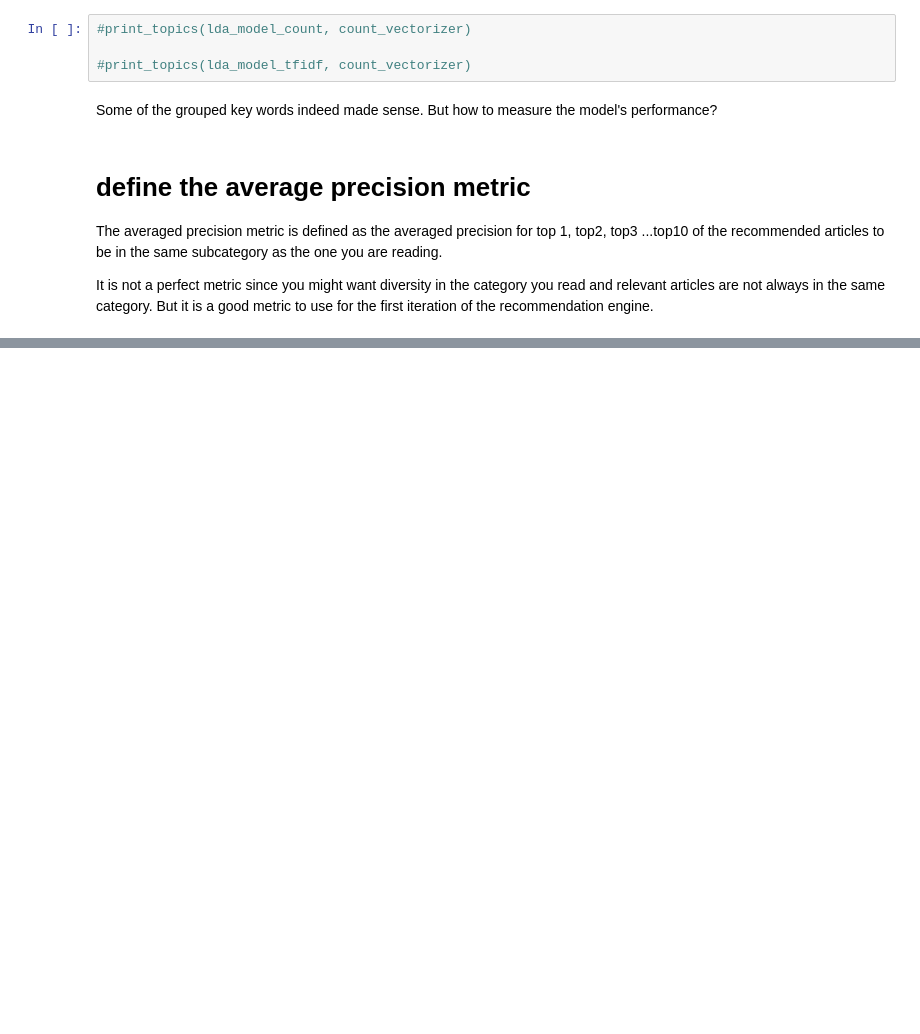
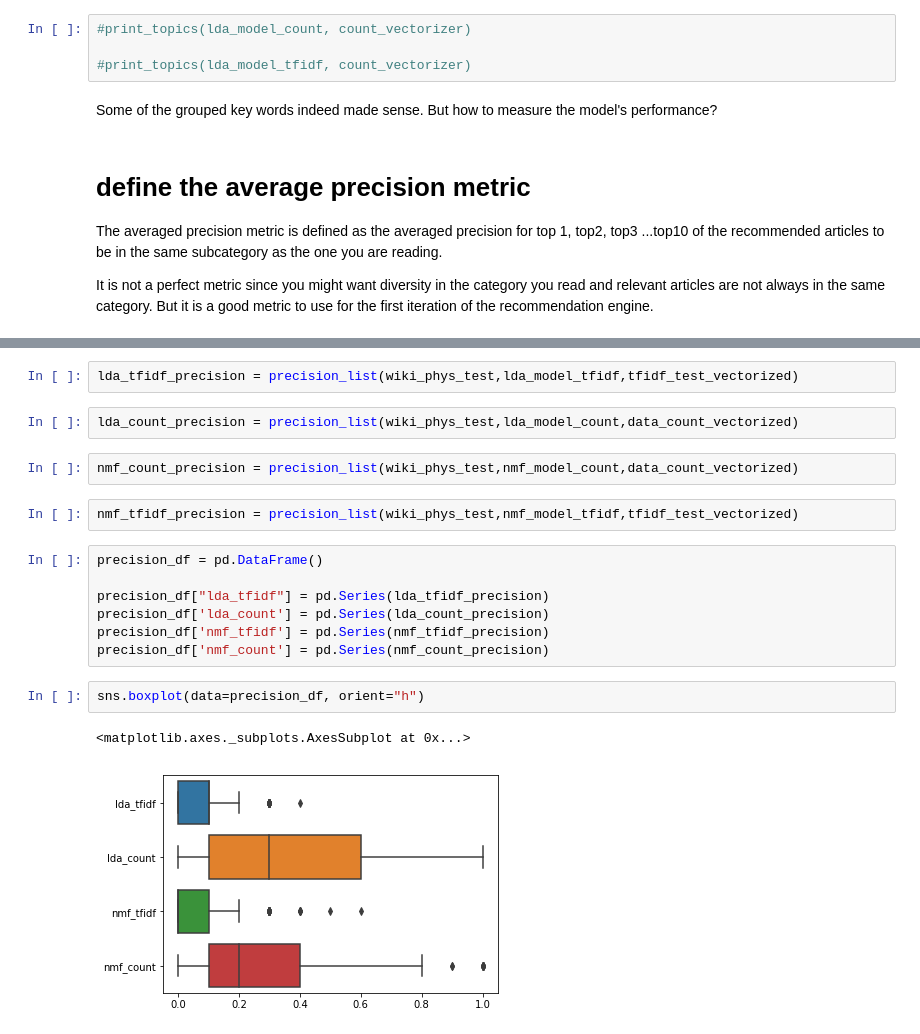
Before and after one commit to edwardcooper/wiki_recommend, a Jupyter notebook: models/topic_modeling/topic_modeling.ipynb, the cells around one changed output, grey strips where cells are left out. Drawn from its saved outputs; the diff is of its cells as text; blank space fills up the shorter version.

```diff
--- a/models/topic_modeling/topic_modeling.ipynb
+++ b/models/topic_modeling/topic_modeling.ipynb
@@ -145,0 +171,20 @@ for i in range(wiki_phys.shape[0]):
+# %%
+lda_tfidf_precision = precision_list(wiki_phys_test,lda_model_tfidf,tfidf_test_vectorized)
+# %%
+lda_count_precision = precision_list(wiki_phys_test,lda_model_count,data_count_vectorized)
+# %%
+nmf_count_precision = precision_list(wiki_phys_test,nmf_model_count,data_count_vectorized)
+# %%
+nmf_tfidf_precision = precision_list(wiki_phys_test,nmf_model_tfidf,tfidf_test_vectorized)
+# %%
+precision_df = pd.DataFrame()
+
+precision_df["lda_tfidf"] = pd.Series(lda_tfidf_precision)
+precision_df['lda_count'] = pd.Series(lda_count_precision)
+precision_df['nmf_tfidf'] = pd.Series(nmf_tfidf_precision)
+precision_df['nmf_count'] = pd.Series(nmf_count_precision)
+# %%
+sns.boxplot(data=precision_df, orient="h")
+# %% [output]
+<matplotlib.axes._subplots.AxesSubplot at 0x...>
+[figure, added]
```
Also changed, not shown: parts of 24 cells of this notebook, 1 other file.
